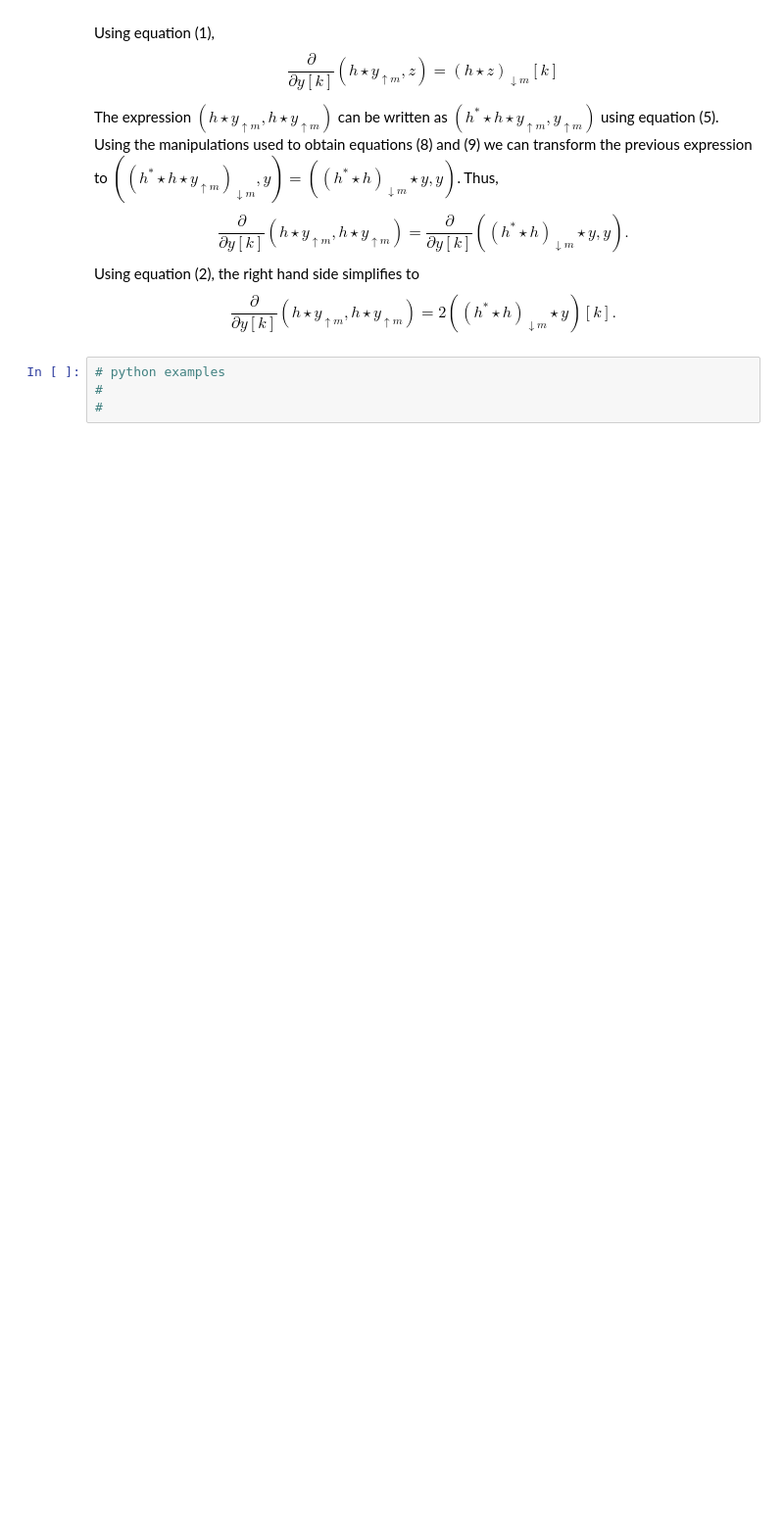
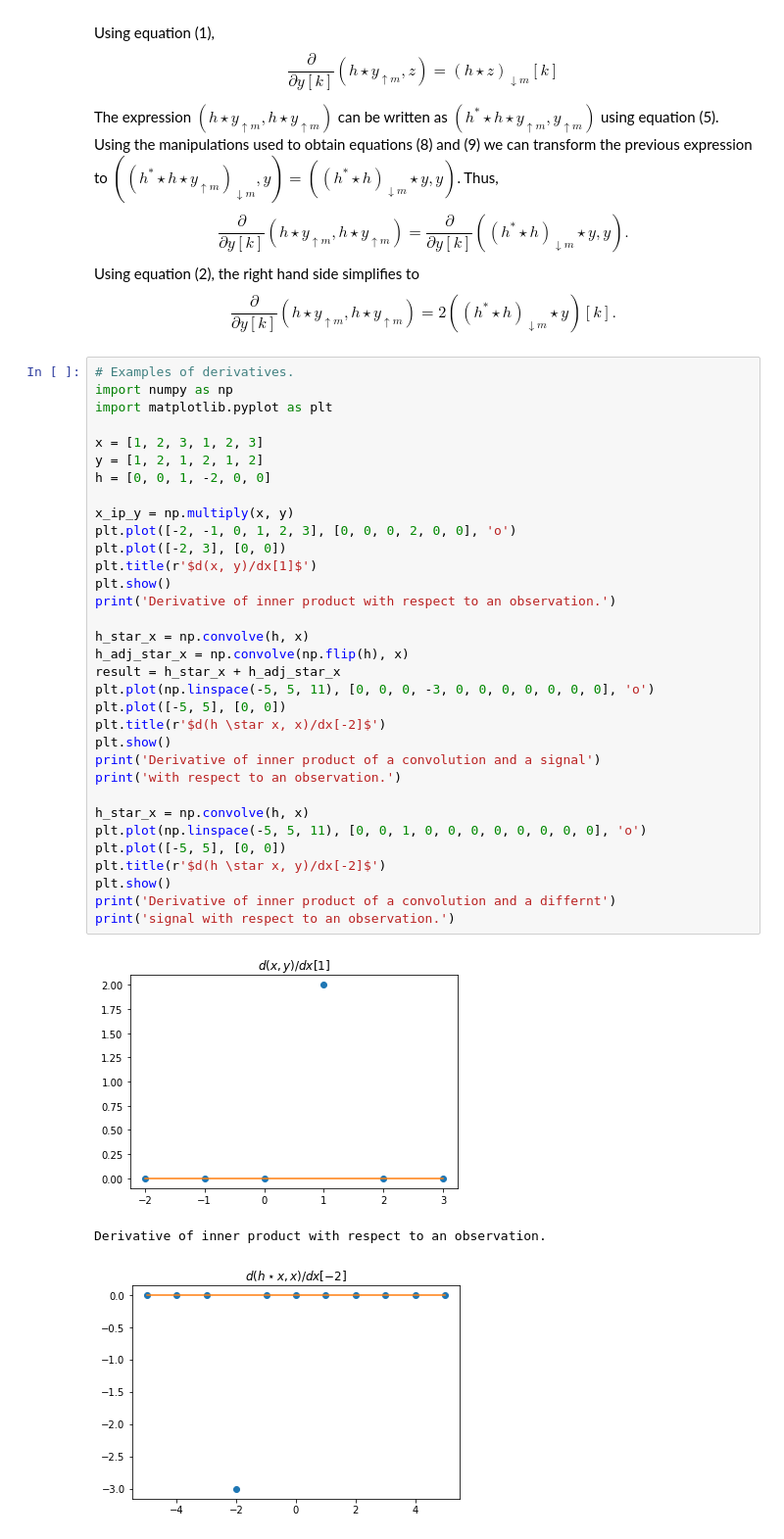
Before and after one commit to amey-joshi/am, a Jupyter notebook: p3/m2p_B01_B_ImageSplines_Version_3.ipynb, the cells around one changed output. Shown at 98% size. Cells and saved outputs as stored; diff of their text form; blank space fills up the shorter version.

```diff
--- a/p3/m2p_B01_B_ImageSplines_Version_3.ipynb
+++ b/p3/m2p_B01_B_ImageSplines_Version_3.ipynb
@@ -1454,7 +1524,40 @@ Using equation (2), the right hand side simplifies to
 $$\tag{11}
 \frac{\partial}{\partial y[k]}(h \star y_{\uparrow m}, h \star y_{\uparrow m}) = 2((h^\ast \star h)_{\downarrow m} \star y)[k].
 $$
-# %%
-# python examples
-#
-#
+# %%
+# Examples of derivatives.
+import numpy as np
+import matplotlib.pyplot as plt
+
+x = [1, 2, 3, 1, 2, 3]
+y = [1, 2, 1, 2, 1, 2]
+h = [0, 0, 1, -2, 0, 0]
+
+x_ip_y = np.multiply(x, y)
+plt.plot([-2, -1, 0, 1, 2, 3], [0, 0, 0, 2, 0, 0], 'o')
+plt.plot([-2, 3], [0, 0])
+plt.title(r'$d(x, y)/dx[1]$')
+plt.show()
+print('Derivative of inner product with respect to an observation.')
+
+h_star_x = np.convolve(h, x)
+h_adj_star_x = np.convolve(np.flip(h), x)
+result = h_star_x + h_adj_star_x
+plt.plot(np.linspace(-5, 5, 11), [0, 0, 0, -3, 0, 0, 0, 0, 0, 0, 0], 'o')
+plt.plot([-5, 5], [0, 0])
+plt.title(r'$d(h \star x, x)/dx[-2]$')
+plt.show()
+print('Derivative of inner product of a convolution and a signal')
+print('with respect to an observation.')
+
+h_star_x = np.convolve(h, x)
+plt.plot(np.linspace(-5, 5, 11), [0, 0, 1, 0, 0, 0, 0, 0, 0, 0, 0], 'o')
+plt.plot([-5, 5], [0, 0])
+plt.title(r'$d(h \star x, y)/dx[-2]$')
+plt.show()
+print('Derivative of inner product of a convolution and a differnt')
+print('signal with respect to an observation.')
+# %% [output]
+[figure, added]
+Derivative of inner product with respect to an observation.
+[figure, added]
```
Also changed, not shown: parts of 10 cells of this notebook.
